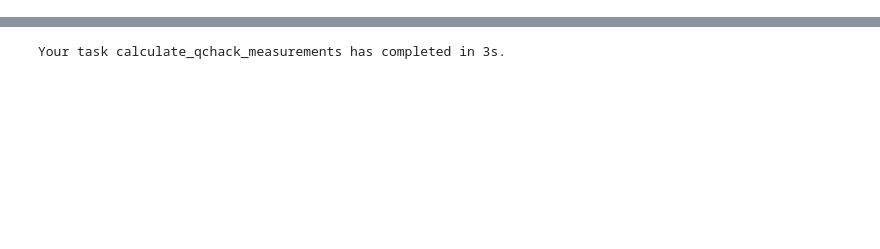
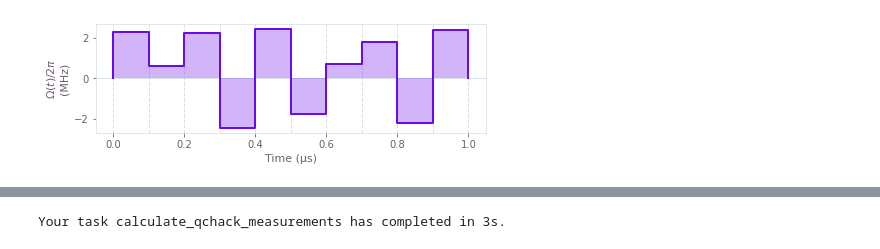
Before and after one commit to edenian/QCHack2021, a Jupyter notebook: alberto/submission qubit cloud.ipynb, the cells around one changed output, grey strips where cells are left out. Cells and saved outputs as stored; diff of their text form; code cells hidden in the pictures; blank space fills up the shorter version.

```diff
--- a/alberto/submission qubit cloud.ipynb
+++ b/alberto/submission qubit cloud.ipynb
@@ -53,0 +88,89 @@ plot_controls(
+# %%
+# Define initialization object for the automated closed-loop optimization.
+length_scale_bound = qctrl.types.closed_loop_optimization_step.BoxConstraint(
+    lower_bound=1e-5,
+    upper_bound=1e5,
+)
+bound = qctrl.types.closed_loop_optimization_step.BoxConstraint(
+    lower_bound=-5 * np.pi / duration,
+    upper_bound=5 * np.pi / duration,
+)
+initializer = qctrl.types.closed_loop_optimization_step.GaussianProcessInitializer(
+    length_scale_bounds=[length_scale_bound] * segment_count,
+    bounds=[bound] * segment_count,
+    rng_seed=0,
+)
+
+# Define state object for the closed-loop optimization.
+optimizer = qctrl.types.closed_loop_optimization_step.Optimizer(
+    gaussian_process_initializer=initializer,
+)
+# %%
+c_controls=[]
+best_cost, best_controls = min(
+    zip(experiment_results, parameter_set), key=lambda params: params[0]
+)
+optimization_count = 0
+
+# Run the optimization loop until the cost (infidelity) is sufficiently small.
+while best_cost > 3 * sigma:
+    # Print the current best cost.
+    optimization_steps = (
+        "optimization step" if optimization_count == 1 else "optimization steps"
+    )
+    print(
+        f"Best infidelity after {optimization_count} BOULDER OPAL {optimization_steps}: {best_cost}"
+    )
+
+    # Organize the experiment results into the proper input format.
+    results = [
+        qctrl.types.closed_loop_optimization_step.CostFunctionResult(
+            parameters=list(parameters),
+            cost=cost,
+            cost_uncertainty=sigma,
+        )
+        for parameters, cost in zip(parameter_set, experiment_results)
+    ]
+
+    # Call the automated closed-loop optimizer and obtain the next set of test points.
+    optimization_result = qctrl.functions.calculate_closed_loop_optimization_step(
+        optimizer=optimizer,
+        results=results,
+        test_point_count=test_point_count,
+    )
+    optimization_count += 1
+
+    # Organize the data returned by the automated closed-loop optimizer.
+    parameter_set = np.array(
+        [test_point.parameters for test_point in optimization_result.test_points]
+    )
+    optimizer = qctrl.types.closed_loop_optimization_step.Optimizer(
+        state=optimization_result.state
+    )
+
+    # Obtain experiment results that the automated closed-loop optimizer requested.
+    experiment_results = run_experiments(parameter_set)
+
+    # Record the best results after this round of experiments.
+    cost, controls = min(
+        zip(experiment_results, parameter_set), key=lambda params: params[0]
+    )
+    if cost < best_cost:
+        best_cost = cost
+        best_controls = controls
+    c_controls.append({"duration": duration, "values": best_controls})
+
+# Print final best cost.
+print(f"Infidelity: {best_cost}")
+
+# Plot controls that correspond to the best cost.
+plot_controls(
+    figure=plt.figure(),
+    controls={
+        r"$\Omega(t)$": [
+            {"duration": duration / len(best_controls), "value": value}
+            for value in best_controls
+        ]
+    },
+)
+# %% [output]
@@ -53,0 +202 @@ plot_controls(
+[figure, added]
```
Also changed, not shown: parts of 15 cells of this notebook.
